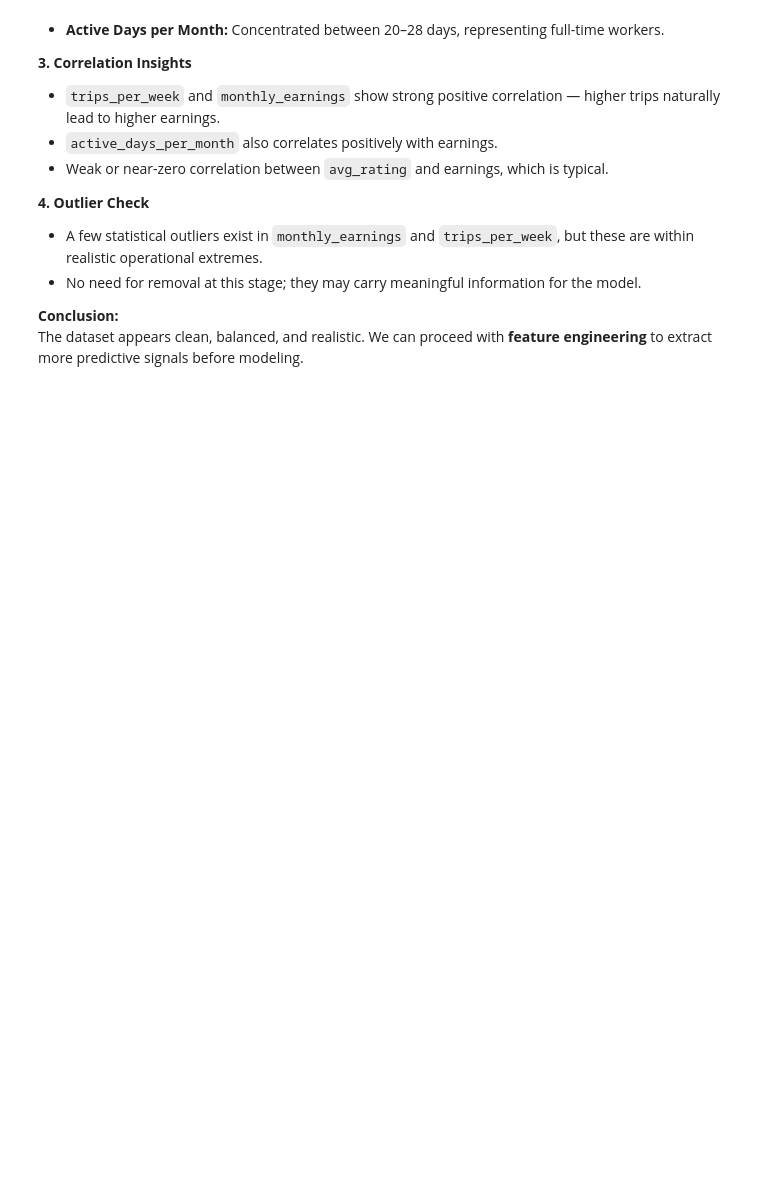
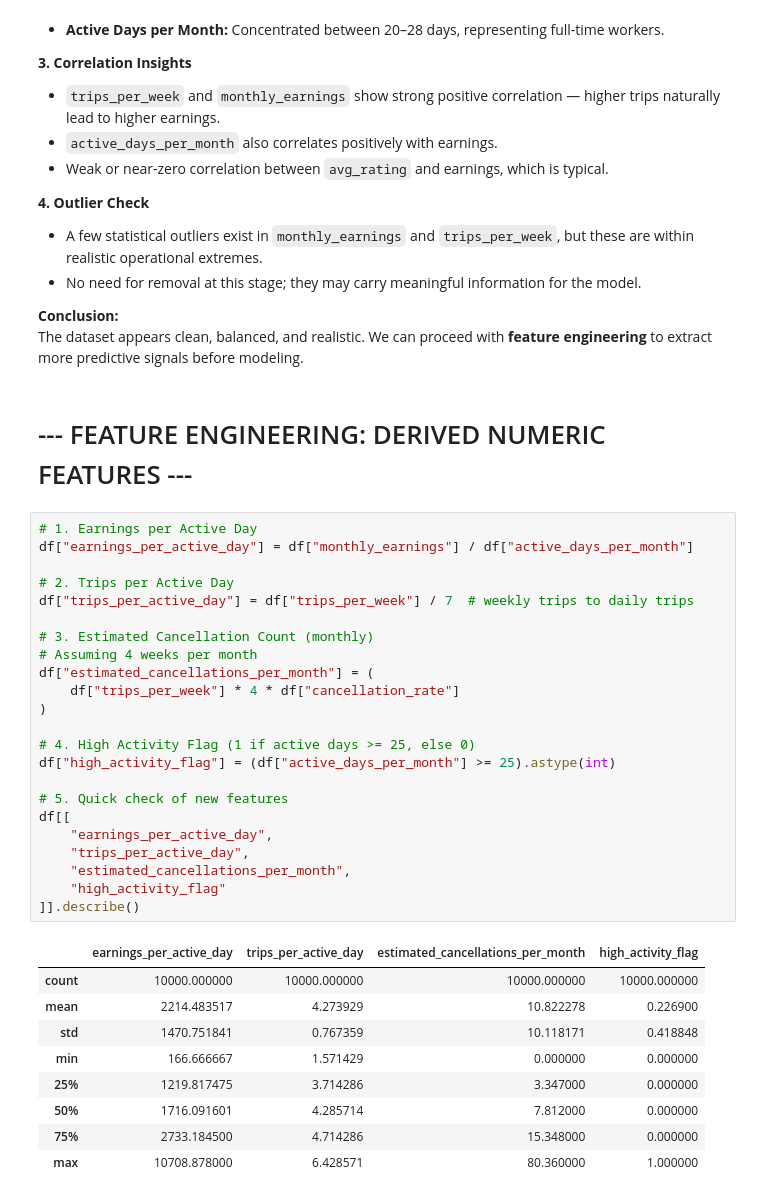
Before and after one commit to vansh-kumar-007/project-nova, a Jupyter notebook: notebooks/02_Final_DataSet_&_EDA_Features.ipynb, the cells around one changed output. Saved outputs shown, nothing was run; the diff lists cells and outputs as text; blank space fills up the shorter version.

```diff
--- a/notebooks/02_Final_DataSet_&_EDA_Features.ipynb
+++ b/notebooks/02_Final_DataSet_&_EDA_Features.ipynb
@@ -239,3 +239,38 @@ Outlier counts per column:
 
 **Conclusion:**
 The dataset appears clean, balanced, and realistic. We can proceed with **feature engineering** to extract more predictive signals before modeling.
+# %% [markdown]
+# --- FEATURE ENGINEERING: DERIVED NUMERIC FEATURES ---
+# %%
+# 1. Earnings per Active Day
+df["earnings_per_active_day"] = df["monthly_earnings"] / df["active_days_per_month"]
+
+# 2. Trips per Active Day
+df["trips_per_active_day"] = df["trips_per_week"] / 7  # weekly trips to daily trips
+
+# 3. Estimated Cancellation Count (monthly)
+# Assuming 4 weeks per month
+df["estimated_cancellations_per_month"] = (
+    df["trips_per_week"] * 4 * df["cancellation_rate"]
+)
+
+# 4. High Activity Flag (1 if active days >= 25, else 0)
+df["high_activity_flag"] = (df["active_days_per_month"] >= 25).astype(int)
+
+# 5. Quick check of new features
+df[[
+    "earnings_per_active_day",
+    "trips_per_active_day",
+    "estimated_cancellations_per_month",
+    "high_activity_flag"
+]].describe()
+# %% [output]
+|  | earnings_per_active_day | trips_per_active_day | estimated_cancellations_per_month | high_activity_flag |
+| count | 10000.000000 | 10000.000000 | 10000.000000 | 10000.000000 |
+| mean | 2214.483517 | 4.273929 | 10.822278 | 0.226900 |
+| std | 1470.751841 | 0.767359 | 10.118171 | 0.418848 |
+| min | 166.666667 | 1.571429 | 0.000000 | 0.000000 |
+| 25% | 1219.817475 | 3.714286 | 3.347000 | 0.000000 |
+| 50% | 1716.091601 | 4.285714 | 7.812000 | 0.000000 |
+| 75% | 2733.184500 | 4.714286 | 15.348000 | 0.000000 |
+| max | 10708.878000 | 6.428571 | 80.360000 | 1.000000 |
```
Also changed, not shown: parts of 8 cells of this notebook.
